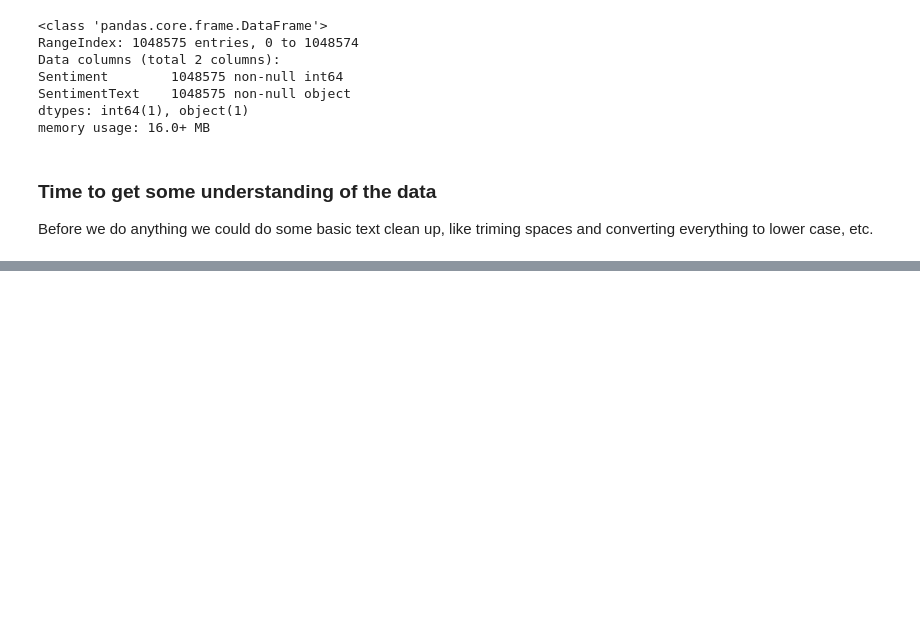
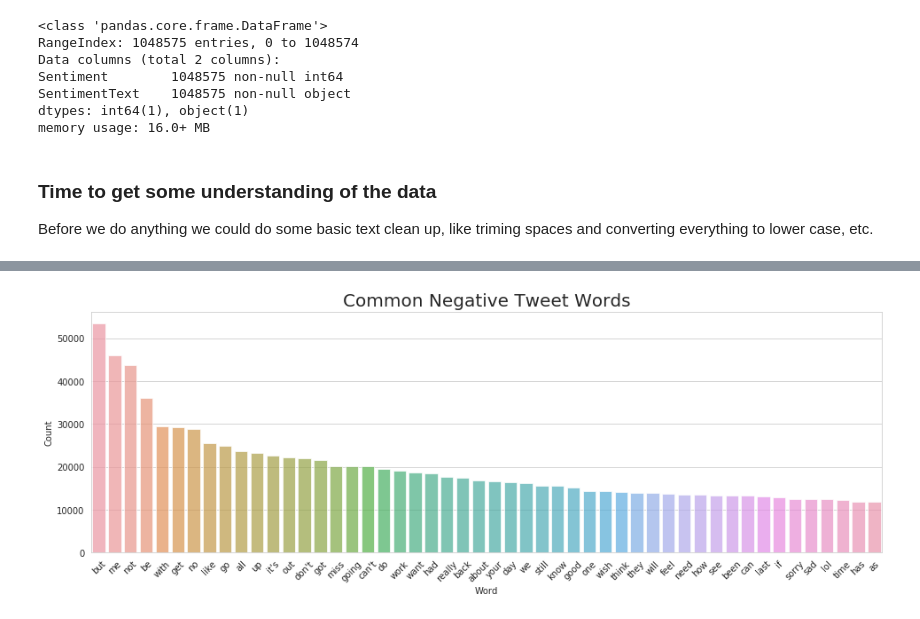
Before and after one commit to SergioRams/tweets_sentiment_analysis, a Jupyter notebook: tweet_sentiment_analysis.ipynb, the cells around one changed output, grey strips where cells are left out. Drawn from its saved outputs; the diff is of its cells as text; code cells hidden in the pictures; blank space fills up the shorter version.

```diff
--- a/tweet_sentiment_analysis.ipynb
+++ b/tweet_sentiment_analysis.ipynb
@@ -354,0 +245,17 @@ sns.heatmap(confusion_matrix(class_test,predicted_LogisticRegression),annot=True
+# %%
+# get top most negative words in tweets
+positive_tweets = data_exploration['SentimentText'][data_exploration['Sentiment']==0]
+top_words = pd.Series(' '.join(positive_tweets).split()).value_counts()[:top_n]
+
+# create subplots to save some space
+plt.figure(figsize=(16,5))
+plt.title('Common Negative Tweet Words', fontsize=20)
+
+# seaborn barplot
+chart = sns.barplot(x=top_words.index, y=top_words.values, alpha=0.7)
+
+# set label and rotate x ticks
+chart.set(xlabel='Word', ylabel='Count')
+chart.set_xticklabels(chart.get_xticklabels(), rotation=45);
+# %% [output]
+[figure, added]
```
Also changed, not shown: parts of 58 cells of this notebook.
